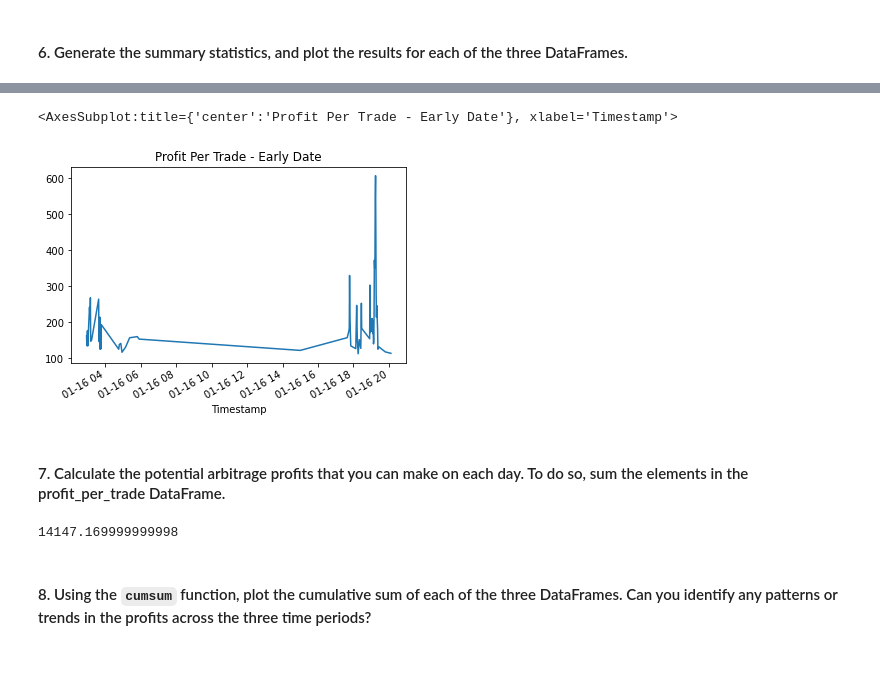
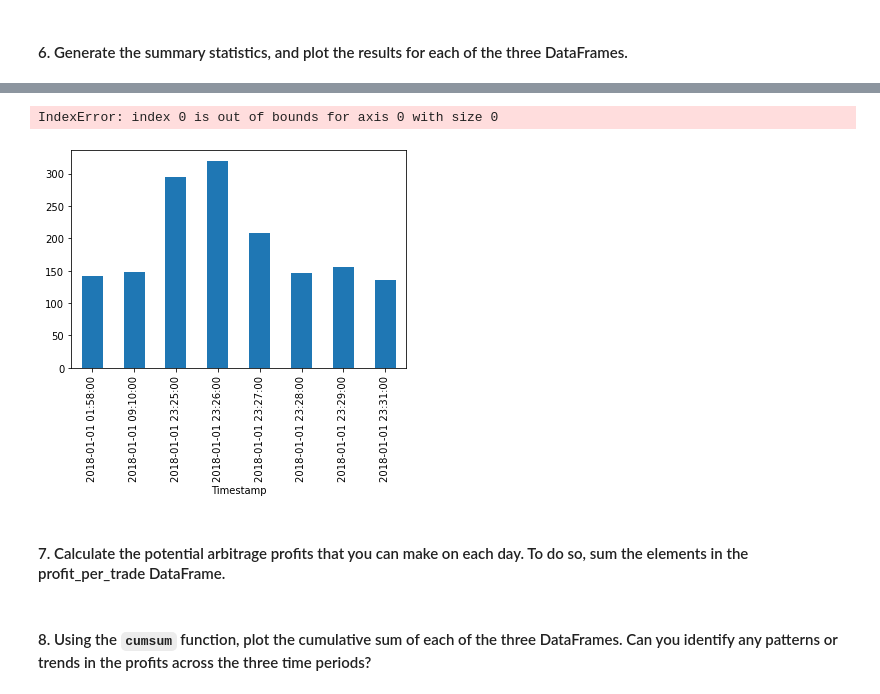
Before and after one commit to petepetersen423/Fintech-Workspace, a Jupyter notebook: M3/Challenge_coinbase_bitstamp/Starter_Code/crypto_arbitrage.ipynb, the cells around one changed output, grey strips where cells are left out. Saved outputs shown, nothing was run; the diff lists cells and outputs as text; code cells hidden in the pictures; blank space fills up the shorter version.

```diff
--- a/M3/Challenge_coinbase_bitstamp/Starter_Code/crypto_arbitrage.ipynb
+++ b/M3/Challenge_coinbase_bitstamp/Starter_Code/crypto_arbitrage.ipynb
@@ -469,8 +496,15 @@ Name: Close, dtype: float64
 # %%
 # For the date early in the dataset, calculate the spread returns by dividing the instances when the arbitrage spread is positive (> 0)
 # by the price of Bitcoin from the exchange you are buying on (the lower-priced exchange).
-spread_return_early= # YOUR CODE HERE
 
-# Review the spread return DataFrame
-# YOUR CODE HERE
+exch_combined.loc[exch_combined['coinbase_greater'] == True, 'spread_return'] = exch_combined['arb_spread'] / exch_combined['Coinbase Close']
+exch_combined.loc[exch_combined['coinbase_greater'] == False, 'spread_return'] = exch_combined['arb_spread'] / exch_combined['Bitstamp Close']
+
+# Slice the merged into three dates
+
+exch_combined_early = exch_combined['2018-01-01']
+exch_combined_middle = exch_combined['2018-02-14']
+exch_combined_late = exch_combined['2018-03-13']
+
+exch_combined_early.head(5)
 # %% [output]
@@ -486,8 +540,17 @@ Name: Close, dtype: float64
 # %%
 # For the date early in the dataset, determine the number of times your trades with positive returns
 # exceed the 1% minimum threshold (.01) that you need to cover your costs
-profitable_trades_early = # YOUR CODE HERE
+
+has_min_spread = exch_combined_early['spread_return'] > .01
+profitable_trades_early = exch_combined_early[has_min_spread]
+
+has_min_spread = exch_combined_middle['spread_return'] > .01
+profitable_trades_middle = exch_combined_middle[has_min_spread]
+
+has_min_spread = exch_combined_late['spread_return'] > .01
+profitable_trades_late = exch_combined_late[has_min_spread]
 
 # Review the first five profitable trades
 # YOUR CODE HERE
+profitable_trades_early.head(5)
 # %% [output]
@@ -519,11 +617,24 @@ Name: Close, dtype: float64
 # %%
 # For the date early in the dataset, calculate the potential profit per trade in dollars
 # Multiply the profitable trades by the cost of the Bitcoin that was purchased
-profit_early = # YOUR CODE HERE
+
+profitable_trades_early.loc[profitable_trades_early['coinbase_greater'] == True, 'profit'] = profitable_trades_early['spread_return'] * profitable_trades_early['Coinbase Close']
+profitable_trades_early.loc[profitable_trades_early['coinbase_greater'] == False, 'profit'] = profitable_trades_early['spread_return'] * profitable_trades_early['Bitstamp Close']
+
+
+profitable_trades_middle.loc[profitable_trades_early['coinbase_greater'] == True, 'profit'] = profitable_trades_middle['spread_return'] * profitable_trades_middle['Coinbase Close']
+profitable_trades_middle.loc[profitable_trades_early['coinbase_greater'] == False, 'profit'] = profitable_trades_middle['spread_return'] * profitable_trades_middle['Bitstamp Close']
+
+profitable_trades_late.loc[profitable_trades_early['coinbase_greater'] == True, 'profit'] = profitable_trades_late['spread_return'] * profitable_trades_late['Coinbase Close']
+profitable_trades_late.loc[profitable_trades_early['coinbase_greater'] == False, 'profit'] = profitable_trades_late['spread_return'] * profitable_trades_late['Bitstamp Close']
 
 # Drop any missing values from the profit DataFrame
-profit_per_trade_early = # YOUR CODE HERE
 
+#profit_per_trade_early = profitable_trades_early.dropna()
+#profit_per_trade_middle = profitable_trades_middle.dropna()
+profit_per_trade_late = profitable_trades_late.dropna()
+#
 # View the early profit DataFrame
 # YOUR CODE HERE
+profitable_trades_early.tail()
 # %% [output]
@@ -558,16 +698,25 @@ Name: Close, dtype: float64
 # %%
 # Plot the results for the early profit per trade DataFrame
 # YOUR CODE HERE
+
+profitable_trades_early['profit'].plot(kind = "bar")
+profitable_trades_middle['profit'].plot(kind = "bar")
+profitable_trades_late['profit'].plot(kind = "bar")
 # %% [output]
-<AxesSubplot:title={'center':'Profit Per Trade - Early Date'}, xlabel='Timestamp'>
+IndexError: index 0 is out of bounds for axis 0 with size 0
-[figure, old version]
+[figure, new version]
 # %% [markdown]
 #### 7. Calculate the potential arbitrage profits that you can make on each day. To do so, sum the elements in the profit_per_trade DataFrame.
 # %%
 # Calculate the sum of the potential profits for the early profit per trade DataFrame
 # YOUR CODE HERE
+
+profitable_trades_early['profit'].sum()
+
+#No profits greater than 1% on middle and late trades so can not chart
+
+# profitable_trades_middle['profit'].sum()
+# profitable_trades_middle['profit'].sum()
-# %% [output]
-14147.169999999998
 # %% [markdown]
 #### 8. Using the `cumsum` function, plot the cumulative sum of each of the three DataFrames. Can you identify any patterns or trends in the profits across the three time periods?
 # %%
```
Also changed, not shown: parts of 44 cells of this notebook, 1 other file.
